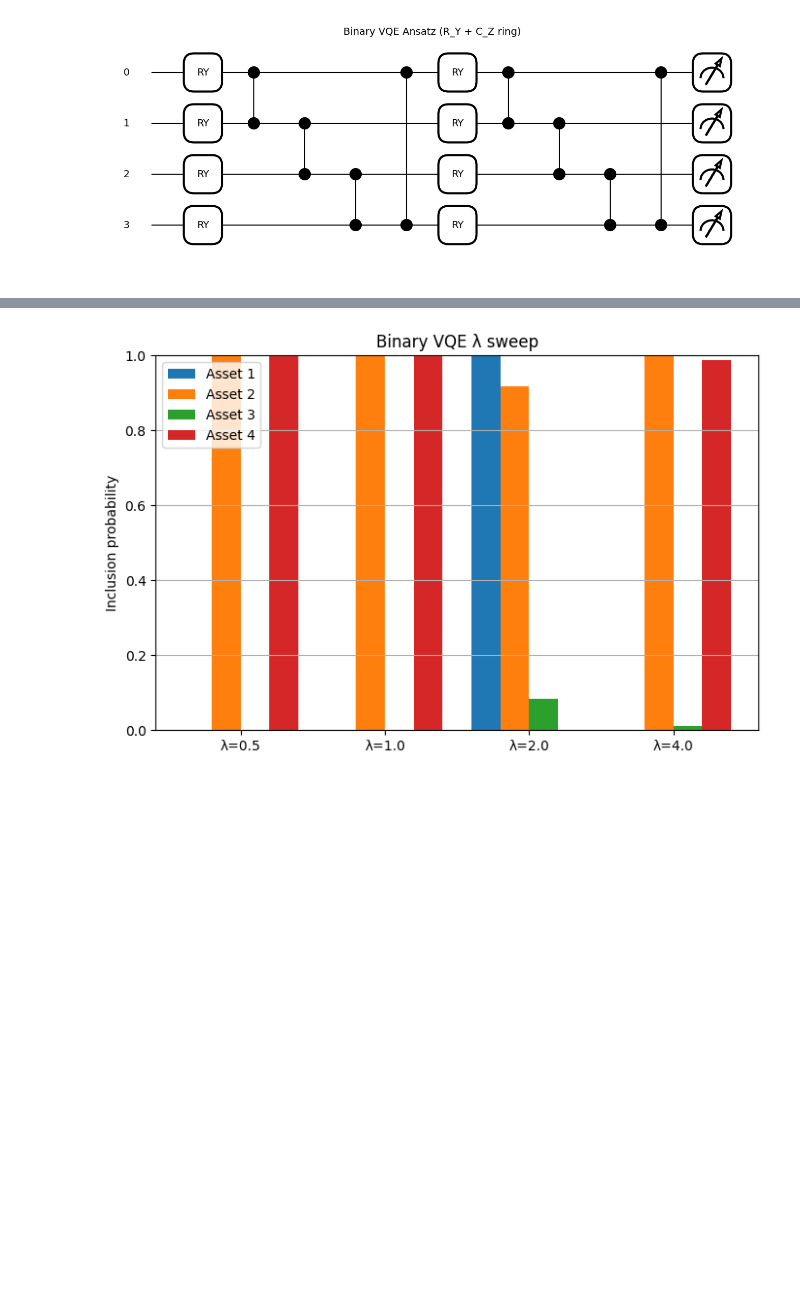
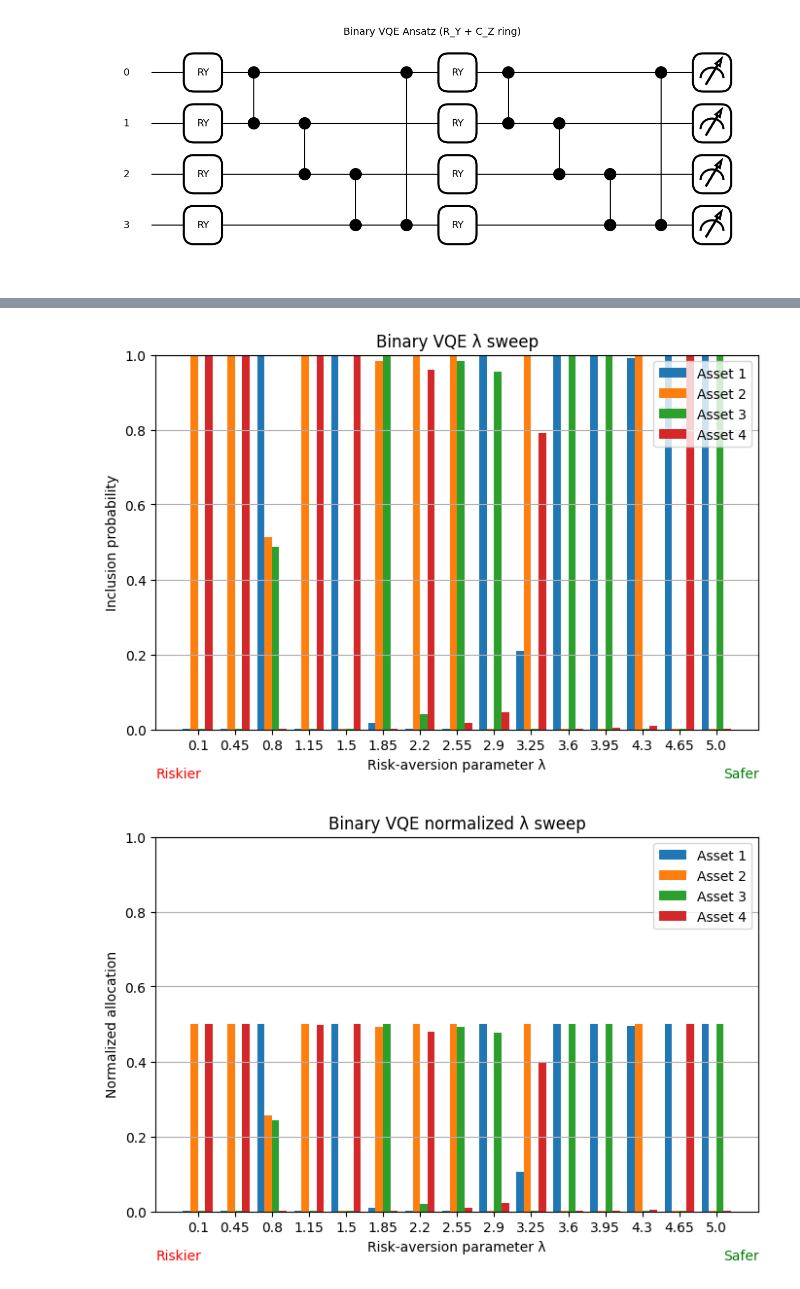
Before and after one commit to SidRichardsQuantum/VQE_Portfolio_Optimization, a Jupyter notebook: notebooks/Binary_VQE.ipynb, the cells around one changed output, grey strips where cells are left out. Cells and saved outputs as stored; diff of their text form; code cells hidden in the pictures; blank space fills up the shorter version.

Commit message:
efficient frontiers and binary VQE normalizations

```diff
--- a/notebooks/Binary_VQE.ipynb
+++ b/notebooks/Binary_VQE.ipynb
@@ -75,7 +75,7 @@ Sigma = np.array([
 ], requires_grad=False)
 
 n = len(mu)
-lam = 1.0    # Risk aversion for selection
+lam = 5.0    # Risk aversion for selection
 K = 2        # Select exactly K assets
 alpha = 2.0  # Penalty strength
 
@@ -272,7 +285,7 @@ plt.show()
 # %%
 # λ sweep
 # Vary risk aversion λ, re-optimize briefly, and plot marginal inclusion probabilities.
-lambdas = [0.5, 1.0, 2.0, 4.0]
+lambdas = np.round(np.linspace(0.1, 5.0, 15, dtype=float), 2)
 steps_per_lam = 80
 probs = []
 
@@ -291,33 +304,55 @@ for lam in lambdas:
     opt = qml.AdamOptimizer(stepsize=0.2)
     for _ in range(steps_per_lam):
         params, _ = opt.step_and_cost(energy, params)
 
     # Marginal inclusion probabilities x_i = (1 - <Z_i>)/2
     @qml.qnode(dev, interface="autograd")
     def exp_Z(params_):
         ansatz(params_)
         return [qml.expval(qml.PauliZ(i)) for i in range(n)]
 
     z = np.stack(exp_Z(params))
     x_prob = (1.0 - z) * 0.5
     probs.append(x_prob)
 
 # %% Grouped bar chart
 probs = np.vstack(probs)
 x = np.arange(len(lambdas))
 bar_width = 0.2
 plt.figure(figsize=(8,5))
 for i in range(n):
     plt.bar(x + i*bar_width, probs[:, i], bar_width, label=f"Asset {i+1}")
 
-plt.xticks(x + bar_width*(n-1)/2, [f"λ={lam}" for lam in lambdas])
+plt.xticks(x + bar_width*(n-1)/2, [f"{lam}" for lam in lambdas])
 plt.ylabel("Inclusion probability")
 plt.ylim(0, 1)
+plt.xlabel("Risk-aversion parameter λ")
 plt.title("Binary VQE λ sweep")
 plt.legend()
 plt.grid(axis="y")
+xmin, xmax = plt.xlim()
+ymin, ymax = plt.ylim()
+plt.text(xmin, ymin - 0.1, "Riskier", ha="left", va="top", fontsize=10, color="red")
+plt.text(xmax, ymin - 0.1, "Safer", ha="right", va="top", fontsize=10, color="green")
+plt.savefig("images/Binary_VQE_Lambda_Sweep.png", dpi=200, bbox_inches="tight")
+plt.show version: enforce allocations sum to 1 at each λ
+probs_norm = probs / probs.sum(axis=1, keepdims=True)
 
-plt.savefig("images/Binary_VQE_Lambda_Sweep.png", dpi=200, bbox_inches="tight")
+plt.figure(figsize=(8,5))
+for i in range(n):
+    plt.bar(x + i*bar_width, probs_norm[:, i], bar_width, label=f"Asset {i+1}")
+
+plt.xticks(x + bar_width*(n-1)/2, [f"{lam}" for lam in lambdas])
+plt.ylabel("Normalized allocation")
+plt.ylim(0, 1)
+plt.xlabel("Risk-aversion parameter λ")
+plt.title("Binary VQE normalized λ sweep")
+plt.legend()
+plt.grid(axis="y")
+plt.text(xmin, ymin - 0.1, "Riskier", ha="left", va="top", fontsize=10, color="red")
+plt.text(xmax, ymin - 0.1, "Safer", ha="right", va="top", fontsize=10, color="green")
+plt.savefig("images/Binary_VQE_Lambda_Sweep_Normalized.png", dpi=200, bbox_inches="tight")
 plt.show()
 # %% [output]
-[figure, old version]
+[figure, new version]
+[figure, added]
```
Also changed, not shown: parts of 7 cells of this notebook, 14 other files.
